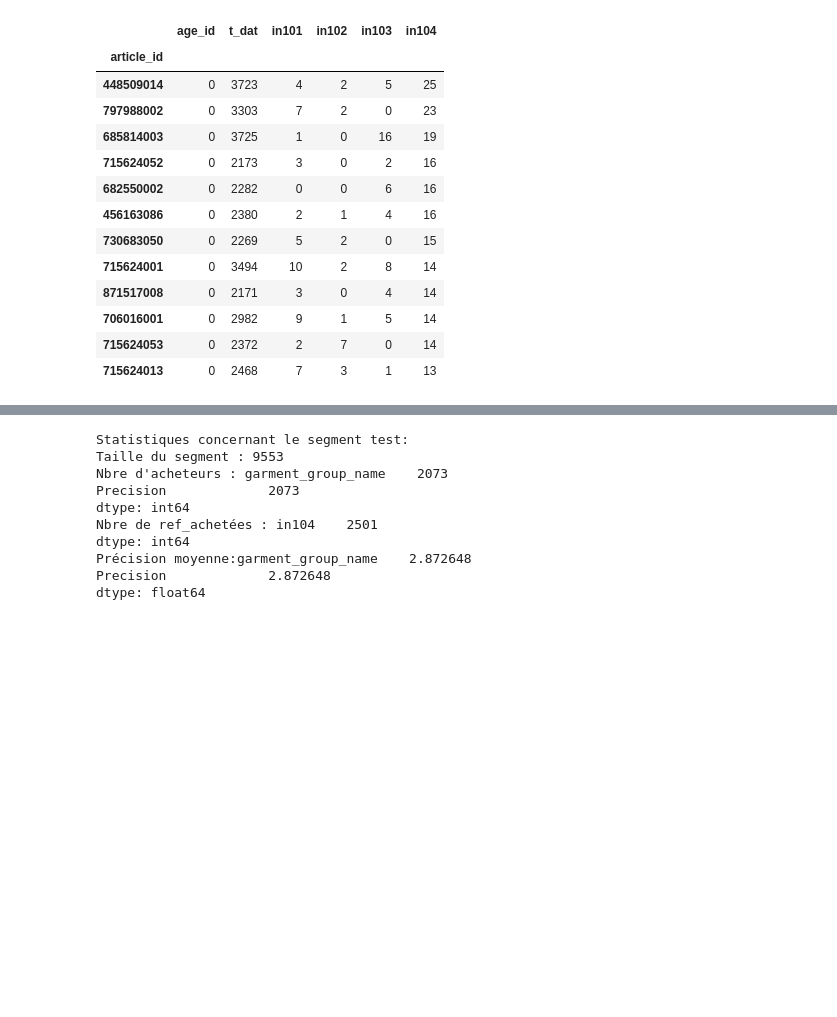
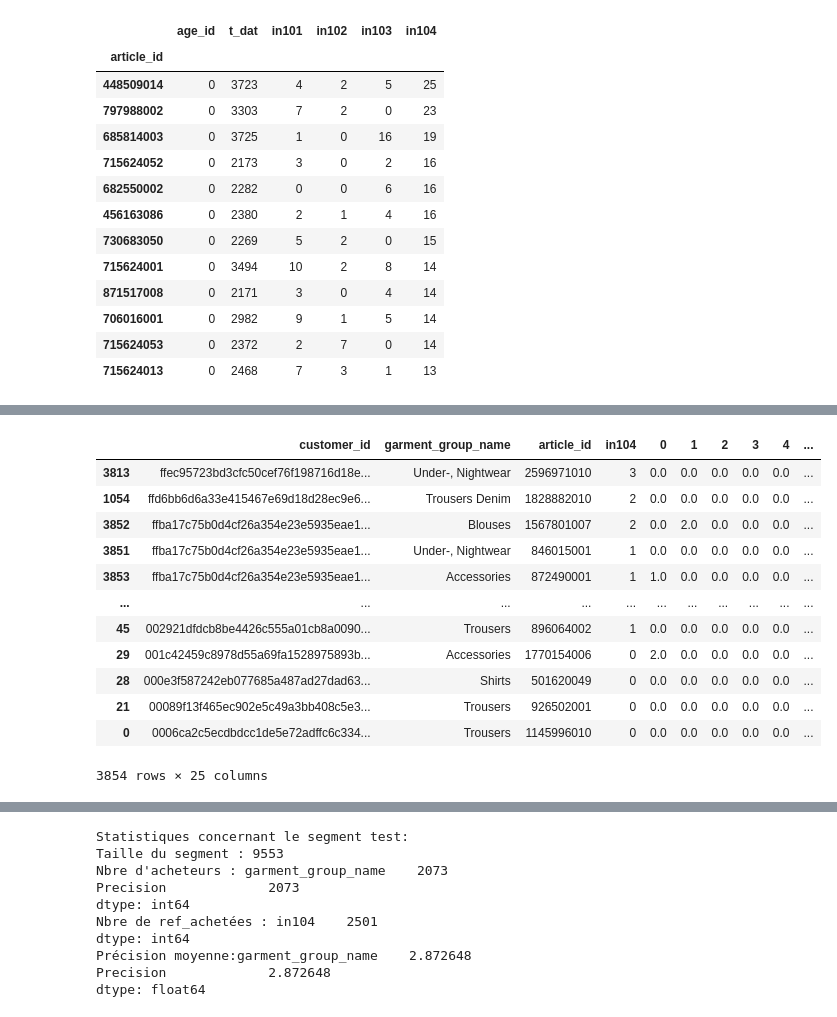
Before and after one commit to NaceurJed/celfernandes, a Jupyter notebook: notebooks/Baseline+_with_matrix_age_x_catprod.ipynb, the cells around one changed output, grey strips where cells are left out. Saved outputs shown, nothing was run; the diff lists cells and outputs as text; code cells hidden in the pictures; blank space fills up the shorter version.

```diff
--- a/notebooks/Baseline+_with_matrix_age_x_catprod.ipynb
+++ b/notebooks/Baseline+_with_matrix_age_x_catprod.ipynb
@@ -273,0 +327,26 @@ KeyError: 'article_id'
+# %%
+#je fais un groupby par clients, sans le sort car j'ai ensuite besoin de refaire un tri par valeur de in104 derrière et j'ai
+# a nouveau besoin de refaire le tri par client pour cela donc gain de teps de calcul car on suppose que sort_values est plus rapide que le
+# sort de groupby
+achats_cat_max=achats.groupby(['customer_id','garment_group_name'],as_index=False, sort=False).sum().sort_values(by=['customer_id','in104'],ascending=False)
+
+
+#achats_cat_test
+# ffba17c75b0d4cf26a354e23e5935eae167ee2db83bb1628d69e6acb4d965a18 customer id avec 4 achats sur week 104
+# cad in104=4
+# %%
+achats_cat_max
+# %% [output]
+|  | customer_id | garment_group_name | article_id | in104 | 0 | 1 | 2 | 3 | 4 | ... |
+| 3813 | ffec95723bd3cfc50cef76f198716d18e... | Under-, Nightwear | 2596971010 | 3 | 0.0 | 0.0 | 0.0 | 0.0 | 0.0 | ... |
+| 1054 | ffd6bb6d6a33e415467e69d18d28ec9e6... | Trousers Denim | 1828882010 | 2 | 0.0 | 0.0 | 0.0 | 0.0 | 0.0 | ... |
+| 3852 | ffba17c75b0d4cf26a354e23e5935eae1... | Blouses | 1567801007 | 2 | 0.0 | 2.0 | 0.0 | 0.0 | 0.0 | ... |
+| 3851 | ffba17c75b0d4cf26a354e23e5935eae1... | Under-, Nightwear | 846015001 | 1 | 0.0 | 0.0 | 0.0 | 0.0 | 0.0 | ... |
+| 3853 | ffba17c75b0d4cf26a354e23e5935eae1... | Accessories | 872490001 | 1 | 1.0 | 0.0 | 0.0 | 0.0 | 0.0 | ... |
+| ... | ... | ... | ... | ... | ... | ... | ... | ... | ... | ... |
+| 45 | 002921dfdcb8be4426c555a01cb8a0090... | Trousers | 896064002 | 1 | 0.0 | 0.0 | 0.0 | 0.0 | 0.0 | ... |
+| 29 | 001c42459c8978d55a69fa1528975893b... | Accessories | 1770154006 | 0 | 2.0 | 0.0 | 0.0 | 0.0 | 0.0 | ... |
+| 28 | 000e3f587242eb077685a487ad27dad63... | Shirts | 501620049 | 0 | 0.0 | 0.0 | 0.0 | 0.0 | 0.0 | ... |
+| 21 | 00089f13f465ec902e5c49a3bb408c5e3... | Trousers | 926502001 | 0 | 0.0 | 0.0 | 0.0 | 0.0 | 0.0 | ... |
+| 0 | 0006ca2c5ecdbdcc1de5e72adffc6c334... | Trousers | 1145996010 | 0 | 0.0 | 0.0 | 0.0 | 0.0 | 0.0 | ... |
+3854 rows × 25 columns
```
Also changed, not shown: parts of 20 cells of this notebook.
